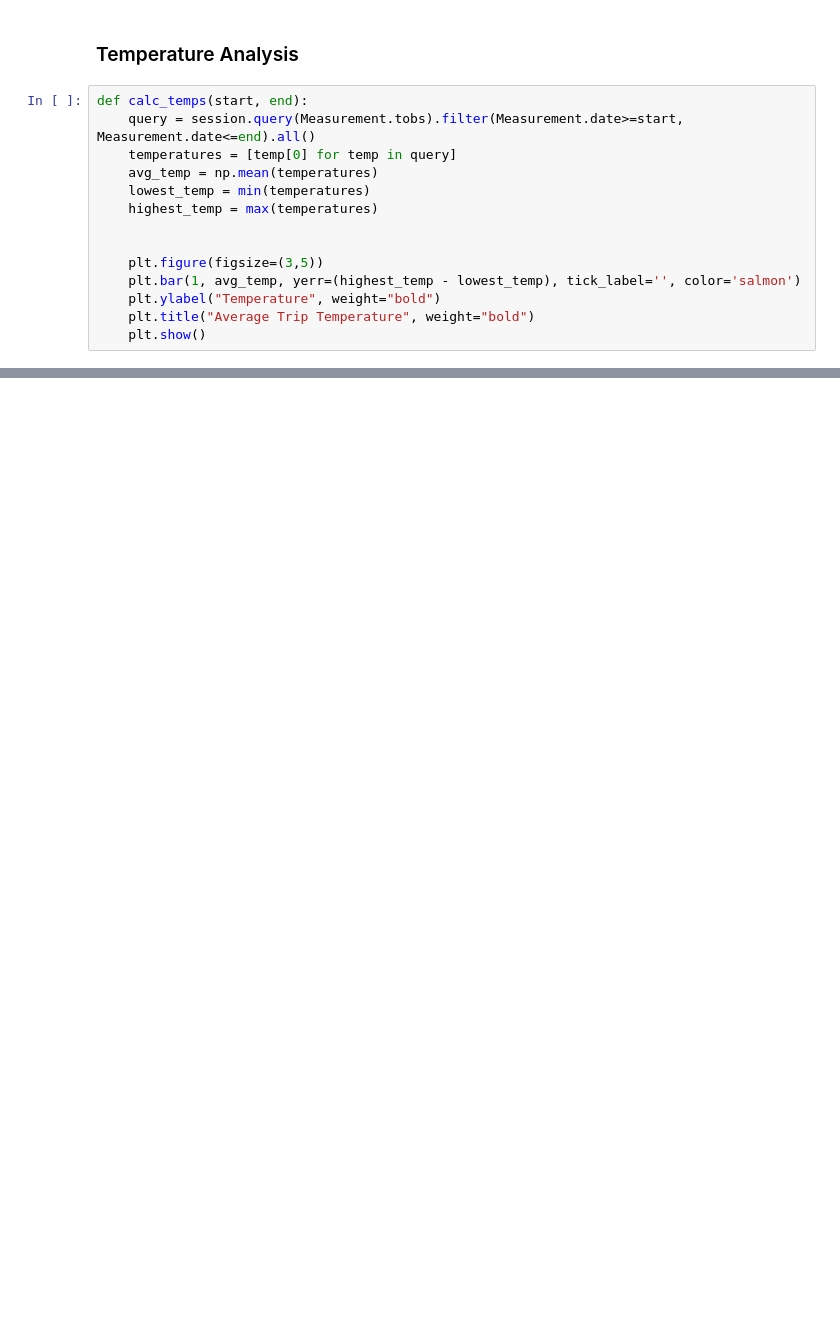
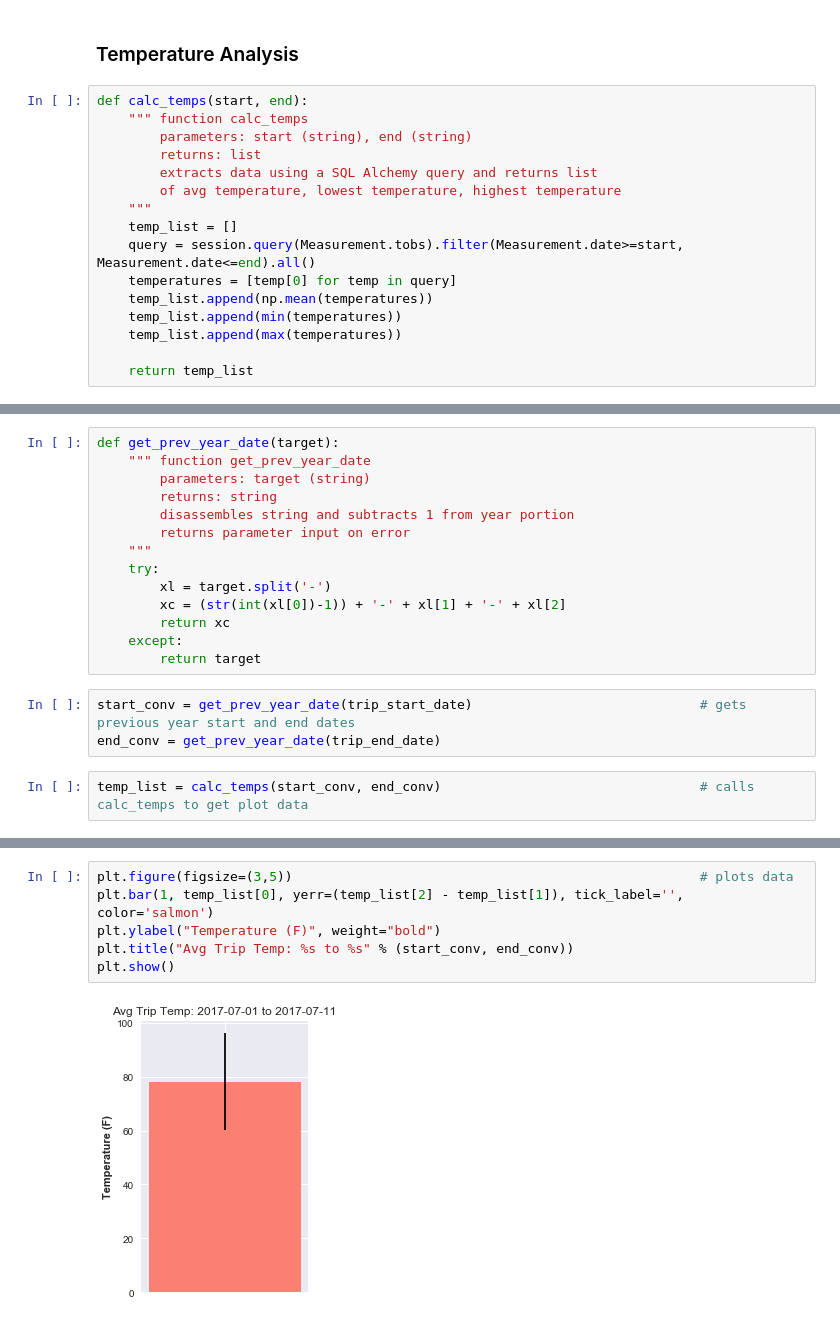
Before and after one commit to williamsongigi69/sqlalchemy-challenge, a Jupyter notebook: climate_analysis.ipynb, the cells around one changed output, grey strips where cells are left out. Cells and saved outputs as stored; diff of their text form; blank space fills up the shorter version.

```diff
--- a/climate_analysis.ipynb
+++ b/climate_analysis.ipynb
@@ -130,15 +137,17 @@ plt.show()
 ### Temperature Analysis
 # %%
 def calc_temps(start, end):
+    """ function calc_temps
+        parameters: start (string), end (string)
+        returns: list
+        extracts data using a SQL Alchemy query and returns list
+        of avg temperature, lowest temperature, highest temperature
+    """
+    temp_list = []
     query = session.query(Measurement.tobs).filter(Measurement.date>=start, Measurement.date<=end).all()
     temperatures = [temp[0] for temp in query]
-    avg_temp = np.mean(temperatures)
-    lowest_temp = min(temperatures)
-    highest_temp = max(temperatures)
+    temp_list.append(np.mean(temperatures))
+    temp_list.append(min(temperatures))
+    temp_list.append(max(temperatures))
 
-
-    plt.figure(figsize=(3,5))
-    plt.bar(1, avg_temp, yerr=(highest_temp - lowest_temp), tick_label='', color='salmon')
-    plt.ylabel("Temperature", weight="bold")
-    plt.title("Average Trip Temperature", weight="bold")
-    plt.show()
+    return temp_list
@@ -162,0 +154,19 @@ calc_temps(start="2013-08-12", end="2013-09-12")
+# %%
+def get_prev_year_date(target):
+    """ function get_prev_year_date
+        parameters: target (string)
+        returns: string
+        disassembles string and subtracts 1 from year portion
+        returns parameter input on error
+    """
+    try:
+        xl = target.split('-')
+        xc = (str(int(xl[0])-1)) + '-' + xl[1] + '-' + xl[2]
+        return xc
+    except:
+        return target
+# %%
+start_conv = get_prev_year_date(trip_start_date)                             # gets previous year start and end dates
+end_conv = get_prev_year_date(trip_end_date)
+# %%
+temp_list = calc_temps(start_conv, end_conv)                                 # calls calc_temps to get plot data
@@ -162,0 +177,8 @@ calc_temps(start="2013-08-12", end="2013-09-12")
+# %%
+plt.figure(figsize=(3,5))                                                    # plots data
+plt.bar(1, temp_list[0], yerr=(temp_list[2] - temp_list[1]), tick_label='', color='salmon')
+plt.ylabel("Temperature (F)", weight="bold")
+plt.title("Avg Trip Temp: %s to %s" % (start_conv, end_conv))
+plt.show()
+# %% [output]
+[figure, added]
```
Also changed, not shown: parts of 18 cells of this notebook, 2 other files.
